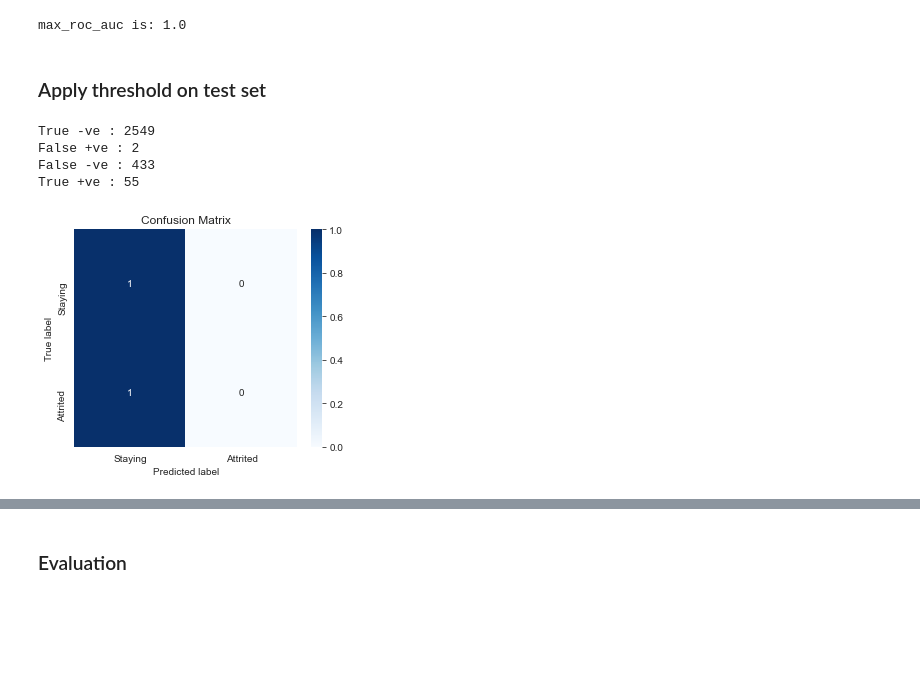
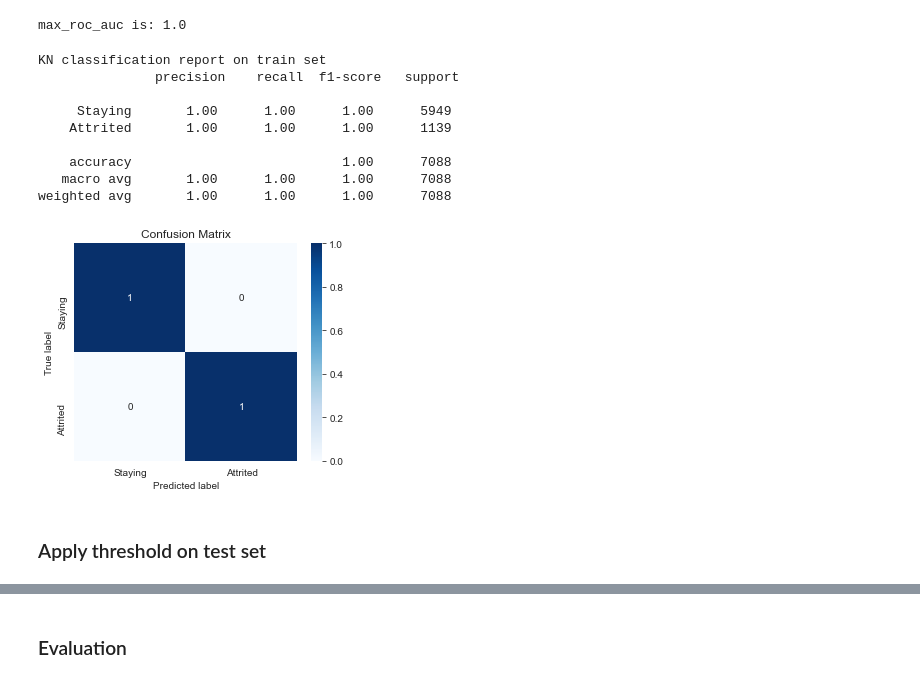
Before and after one commit to shaisid01/Data-Science, a Jupyter notebook: CapstoneProjects/Capstone 2/Notebooks/05_modeling.ipynb, the cells around one changed output, grey strips where cells are left out. Saved outputs shown, nothing was run; the diff lists cells and outputs as text; code cells hidden in the pictures; blank space fills up the shorter version.

```diff
--- a/CapstoneProjects/Capstone 2/Notebooks/05_modeling.ipynb
+++ b/CapstoneProjects/Capstone 2/Notebooks/05_modeling.ipynb
@@ -862,3 +878,5 @@ kn_thresh_idx, kn_max_score = max_thresh(kn_roc_auc)
 print(f'max_roc_auc is: {kn_max_score}')
 # %% [output]
 max_roc_auc is: 1.0
+# %%
+kn_train_labels = np.where(y_proba_kn >= kn_max_score, 1, 0)
@@ -865,3 +886,18 @@ max_roc_auc is: 1.0
+# %%
+plot_Confusionmatrix(y_train,kn_train_labels)
+y_class_report = metrics.classification_report(y_train,kn_train_labels,zero_division=1, target_names=["Staying","Attrited"])
+print("KN classification report on train set\n", y_class_report )
+# %% [output]
+KN classification report on train set
+               precision    recall  f1-score   support
+
+     Staying       1.00      1.00      1.00      5949
+    Attrited       1.00      1.00      1.00      1139
+
+    accuracy                           1.00      7088
+   macro avg       1.00      1.00      1.00      7088
+weighted avg       1.00      1.00      1.00      7088
+[figure, added]
 # %% [markdown]
 ### Apply threshold on test set
 # %%
@@ -869,13 +905,6 @@ kn_test_predict = knn_best_estimator.predict_proba(X_test)
 # %%
 kn_test_labels = np.where(kn_test_predict[:,1] >= kn_max_score, 1, 0)
 # %%
-plot_Confusionmatrix(y_test,kn_test_labels)
-tn, fp, fn, tp = metrics.confusion_matrix(y_test,lg_test_labels).ravel()
-print(f"True -ve : {tn}\nFalse +ve : {fp}\nFalse -ve : {fn}\nTrue +ve : {tp}\n")
+#tn, fp, fn, tp = metrics.confusion_matrix(y_test,lg_test_labels).ravel()
+#print(f"True -ve : {tn}\nFalse +ve : {fp}\nFalse -ve : {fn}\nTrue +ve : {tp}\n")
-# %% [output]
-True -ve : 2549
-False +ve : 2
-False -ve : 433
-True +ve : 55
-[figure, removed]
 # %%
```
Also changed, not shown: parts of 55 cells of this notebook, 4 other files.
